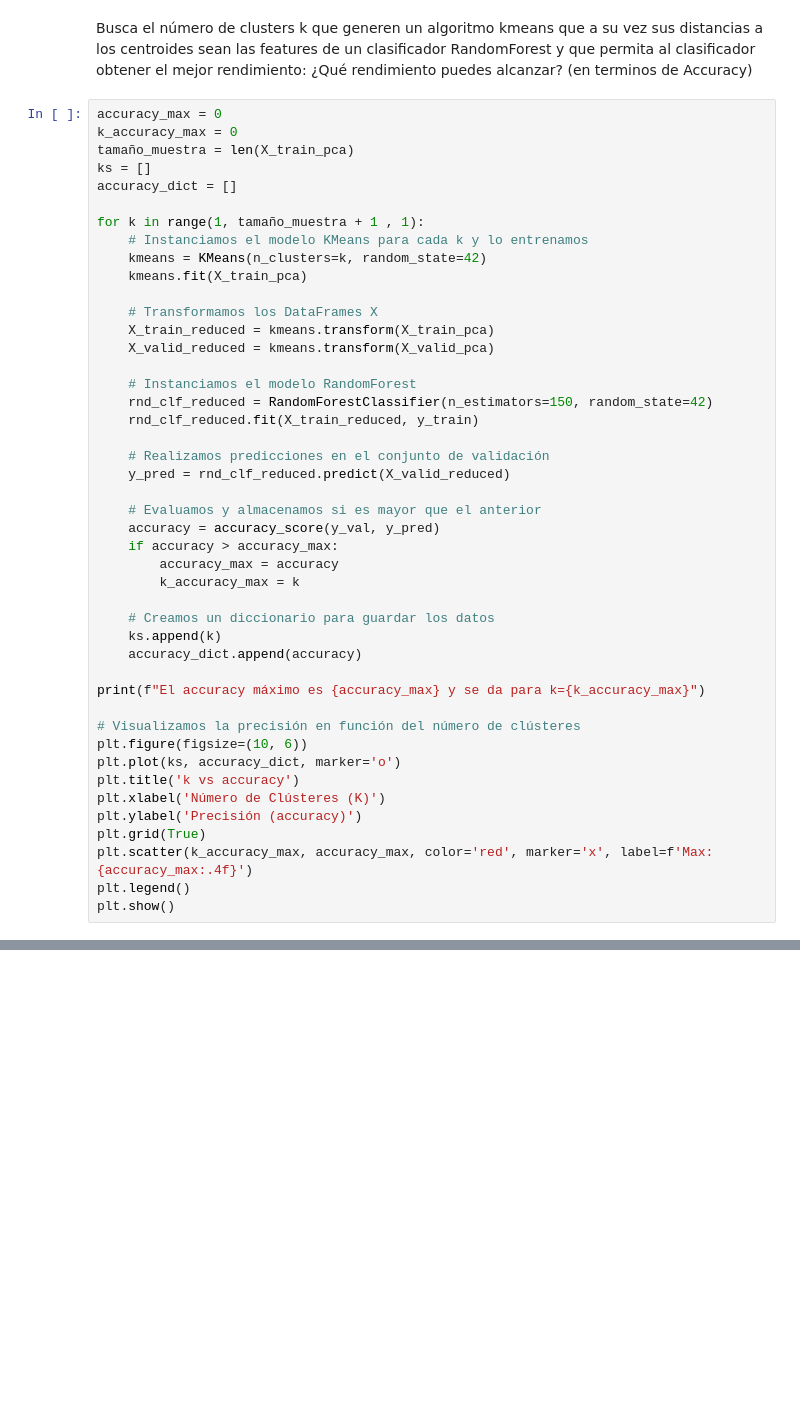
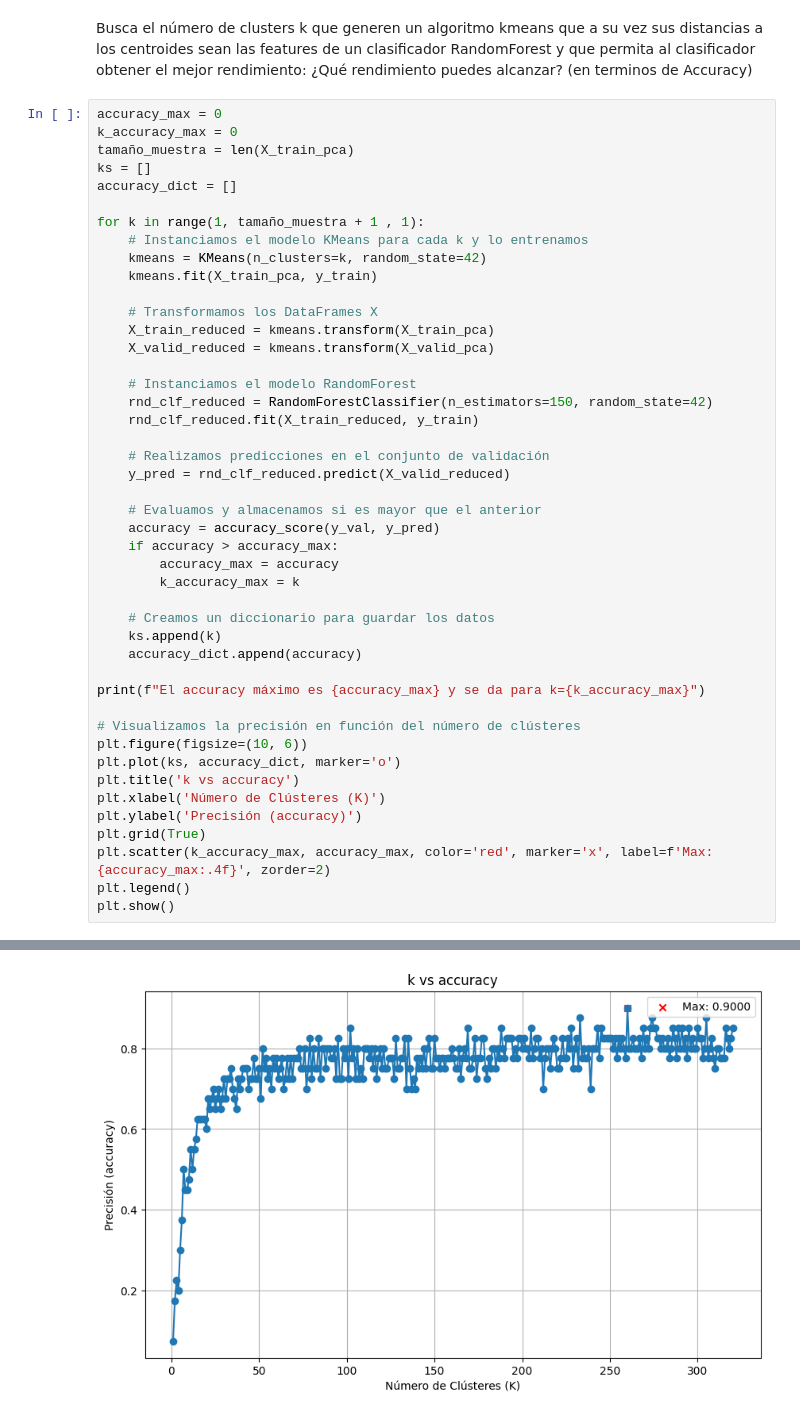
Before and after one commit to MartinAmez/ONLINE_DS_THEBRIDGE_MARTIN, a Jupyter notebook: Sprint 15 Clustering/Practicas_Obligatorias/18_Practica_Obligatoria_Clustering_I.ipynb, the cells around one changed output, grey strips where cells are left out. Cells and saved outputs as stored; diff of their text form; blank space fills up the shorter version.

```diff
--- a/Sprint 15 Clustering/Practicas_Obligatorias/18_Practica_Obligatoria_Clustering_I.ipynb
+++ b/Sprint 15 Clustering/Practicas_Obligatorias/18_Practica_Obligatoria_Clustering_I.ipynb
@@ -472,7 +472,7 @@ accuracy_dict = []
 for k in range(1, tamaño_muestra + 1 , 1):
     # Instanciamos el modelo KMeans para cada k y lo entrenamos
     kmeans = KMeans(n_clusters=k, random_state=42)
-    kmeans.fit(X_train_pca)
+    kmeans.fit(X_train_pca, y_train)
 
     # Transformamos los DataFrames X
     X_train_reduced = kmeans.transform(X_train_pca)
@@ -504,6 +504,7 @@ plt.title('k vs accuracy')
 plt.xlabel('Número de Clústeres (K)')
 plt.ylabel('Precisión (accuracy)')
 plt.grid(True)
-plt.scatter(k_accuracy_max, accuracy_max, color='red', marker='x', label=f'Max: {accuracy_max:.4f}')
+plt.scatter(k_accuracy_max, accuracy_max, color='red', marker='x', label=f'Max: {accuracy_max:.4f}', zorder=2)
 plt.legend()
 plt.show()
+# %% [output]
@@ -509,0 +512 @@ plt.show()
+[figure, added]
```
Also changed, not shown: parts of 2 cells of this notebook, 17 other files.
